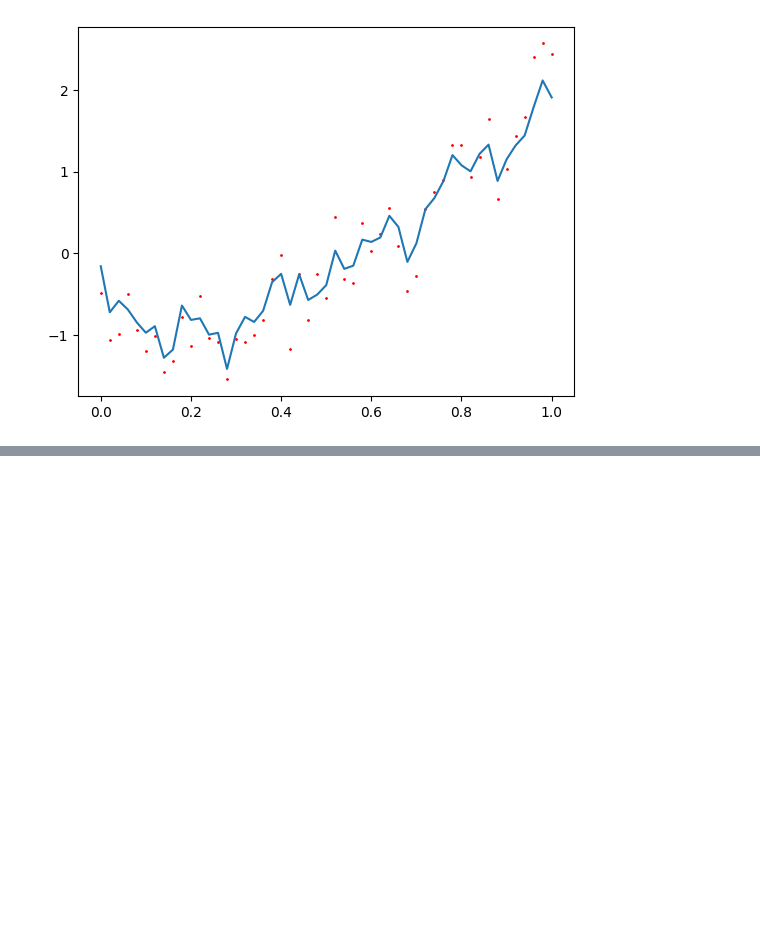
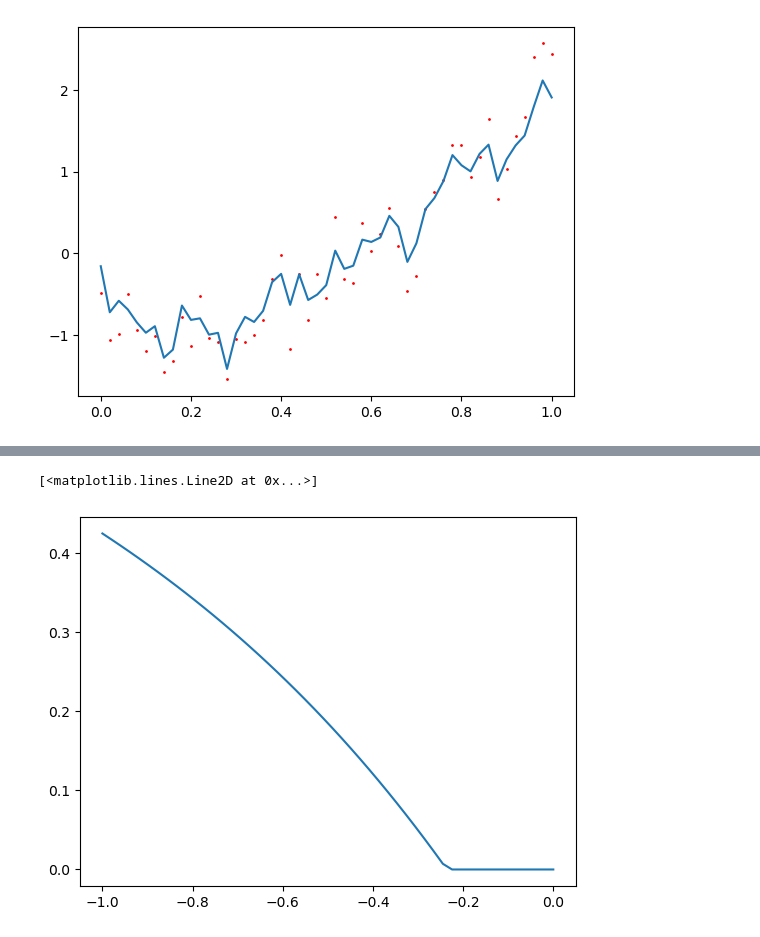
Before and after one commit to cwcurtis/MATH-596-Mathematical-Data-Science, a Jupyter notebook: Lecture_Notes/LASSO_Cross_Validation_Tests.ipynb, the cells around one changed output, grey strips where cells are left out. Drawn from its saved outputs; the diff is of its cells as text; code cells hidden in the pictures; blank space fills up the shorter version.

```diff
--- a/Lecture_Notes/LASSO_Cross_Validation_Tests.ipynb
+++ b/Lecture_Notes/LASSO_Cross_Validation_Tests.ipynb
@@ -269,0 +279,22 @@ plt.scatter(xvalsdwnsmpl, yvalsdwnsmpl, c='r', s=1.)
+# %%
+l2_alpha = cp.Variable(A_mat.shape[1])
+l2_ep = cp.Parameter(nonneg=True)
+l2_objective = cp.Minimize(cp.norm(l2_alpha, 2))
+l2_constraint = [cp.sum_squares(A_mat@l2_alpha-yvalsdwnsmpl)/(2.*A_mat.shape[0]) <= l2_ep]
+l2_prob = cp.Problem(l2_objective, l2_constraint)
+
+l2_penalty = []
+l2_alpha_values = []
+ep_vals = np.logspace(-1., 0.)
+for eval in ep_vals:
+    l2_ep.value = eval
+    l2_prob.solve()
+    # Use expr.value to get the numerical value of
+    # an expression in the problem.
+    l2_penalty.append(cp.norm(l2_alpha, 2).value)
+    l2_alpha_values.append(l2_alpha.value)
+
+plt.plot(np.log10(ep_vals), l2_penalty)
+# %% [output]
+[<matplotlib.lines.Line2D at 0x...>]
+[figure, added]
```
Also changed, not shown: parts of 6 cells of this notebook, 1 other file.
